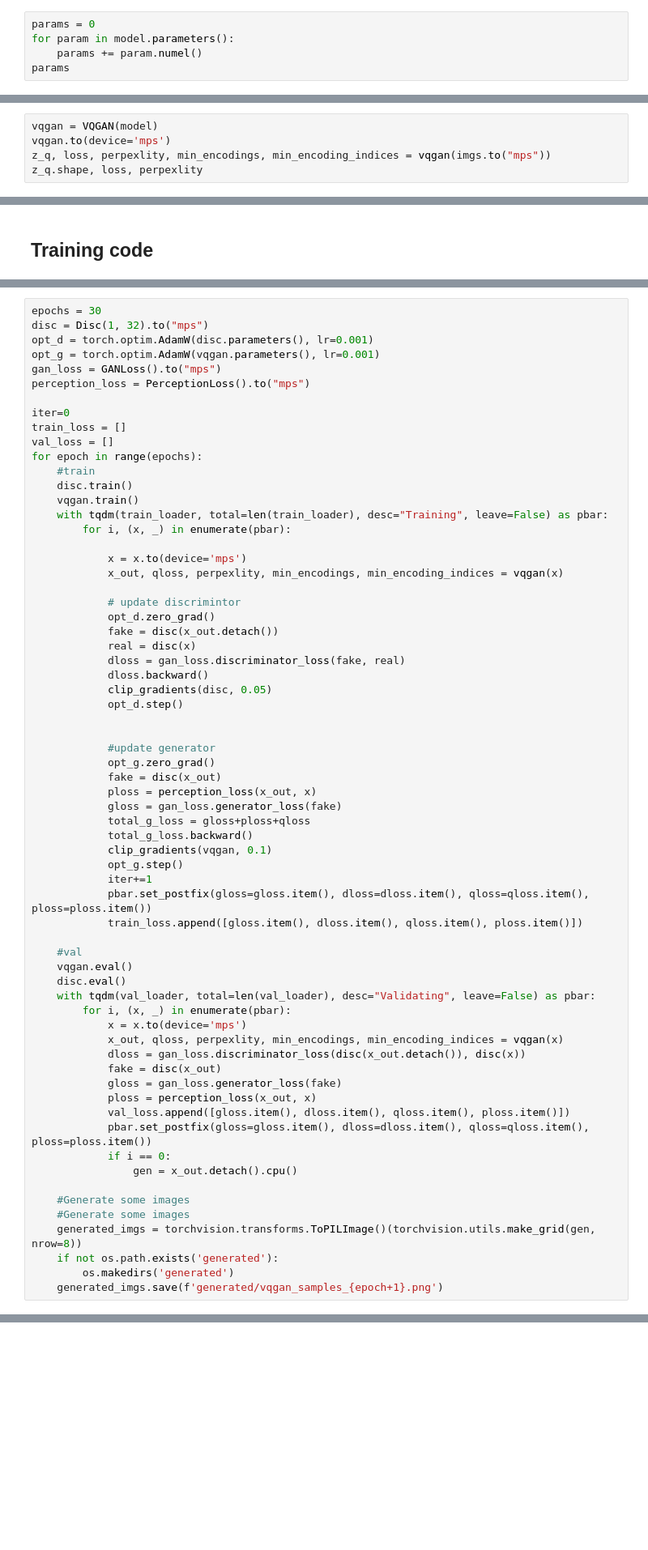
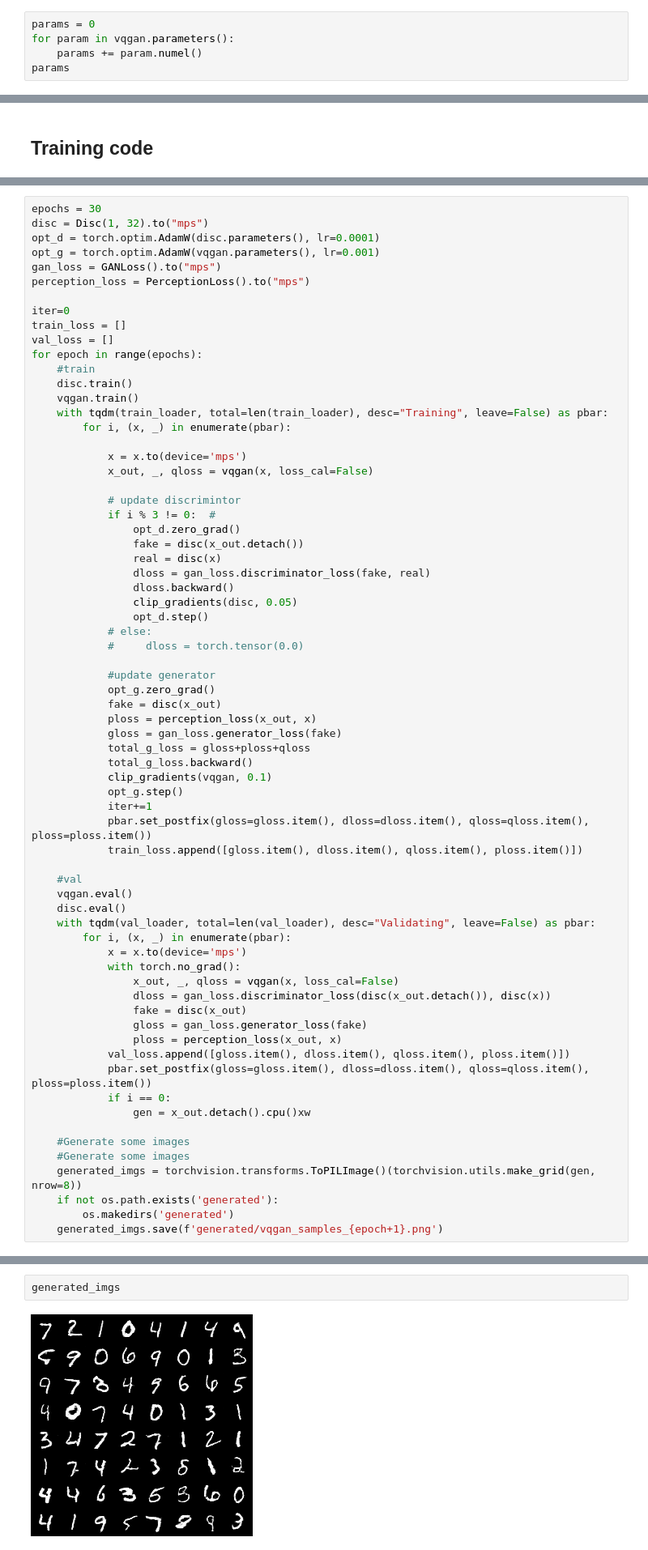
Before and after one commit to prakashjayy/genai, a Jupyter notebook: 05_vqgan.ipynb, the cells around one changed output, grey strips where cells are left out. Shown at 81% size. Drawn from its saved outputs; the diff is of its cells as text; blank space fills up the shorter version.

Commit message:
Adding vqgan

```diff
--- a/05_vqgan.ipynb
+++ b/05_vqgan.ipynb
@@ -80,6 +163,6 @@ model = VQModel(
 # %%
 params = 0
-for param in model.parameters():
+for param in vqgan.parameters():
     params += param.numel()
 params
 # %% [output]
@@ -236,5 +285,0 @@ torch.Size([64, 4, 8, 8])
-# %%
-vqgan = VQGAN(model)
-vqgan.to(device='mps')
-z_q, loss, perpexlity, min_encodings, min_encoding_indices = vqgan(imgs.to("mps"))
-z_q.shape, loss, perpexlity
@@ -262,7 +294,7 @@ def check_gradient_magnitudes(model):
 # %%
 epochs = 30
 disc = Disc(1, 32).to("mps")
-opt_d = torch.optim.AdamW(disc.parameters(), lr=0.001)
+opt_d = torch.optim.AdamW(disc.parameters(), lr=0.0001)
 opt_g = torch.optim.AdamW(vqgan.parameters(), lr=0.001)
 gan_loss = GANLoss().to("mps")
 perception_loss = PerceptionLoss().to("mps")
@@ -278,17 +310,19 @@ for epoch in range(epochs):
         for i, (x, _) in enumerate(pbar):
 
             x = x.to(device='mps')
-            x_out, qloss, perpexlity, min_encodings, min_encoding_indices = vqgan(x)
+            x_out, _, qloss = vqgan(x, loss_cal=False)
 
             # update discrimintor
-            opt_d.zero_grad()
-            fake = disc(x_out.detach())
-            real = disc(x)
-            dloss = gan_loss.discriminator_loss(fake, real)
-            dloss.backward()
-            clip_gradients(disc, 0.05)
-            opt_d.step()
-
+            if i % 3 != 0:  #
+                opt_d.zero_grad()
+                fake = disc(x_out.detach())
+                real = disc(x)
+                dloss = gan_loss.discriminator_loss(fake, real)
+                dloss.backward()
+                clip_gradients(disc, 0.05)
+                opt_d.step()
+            # else:
+            #     dloss = torch.tensor(0.0)
 
             #update generator
             opt_g.zero_grad()
@@ -309,15 +343,16 @@ for epoch in range(epochs):
     with tqdm(val_loader, total=len(val_loader), desc="Validating", leave=False) as pbar:
         for i, (x, _) in enumerate(pbar):
             x = x.to(device='mps')
-            x_out, qloss, perpexlity, min_encodings, min_encoding_indices = vqgan(x)
-            dloss = gan_loss.discriminator_loss(disc(x_out.detach()), disc(x))
-            fake = disc(x_out)
-            gloss = gan_loss.generator_loss(fake)
-            ploss = perception_loss(x_out, x)
+            with torch.no_grad():
+                x_out, _, qloss = vqgan(x, loss_cal=False)
+                dloss = gan_loss.discriminator_loss(disc(x_out.detach()), disc(x))
+                fake = disc(x_out)
+                gloss = gan_loss.generator_loss(fake)
+                ploss = perception_loss(x_out, x)
             val_loss.append([gloss.item(), dloss.item(), qloss.item(), ploss.item()])
             pbar.set_postfix(gloss=gloss.item(), dloss=dloss.item(), qloss=qloss.item(), ploss=ploss.item())
             if i == 0:
-                gen = x_out.detach().cpu()
+                gen = x_out.detach().cpu()xw
 
     #Generate some images
     #Generate some images
@@ -331,0 +366,4 @@ KeyboardInterrupt:
+# %%
+generated_imgs
+# %% [output]
+[figure, added]
```
Also changed, not shown: parts of 13 cells of this notebook.
